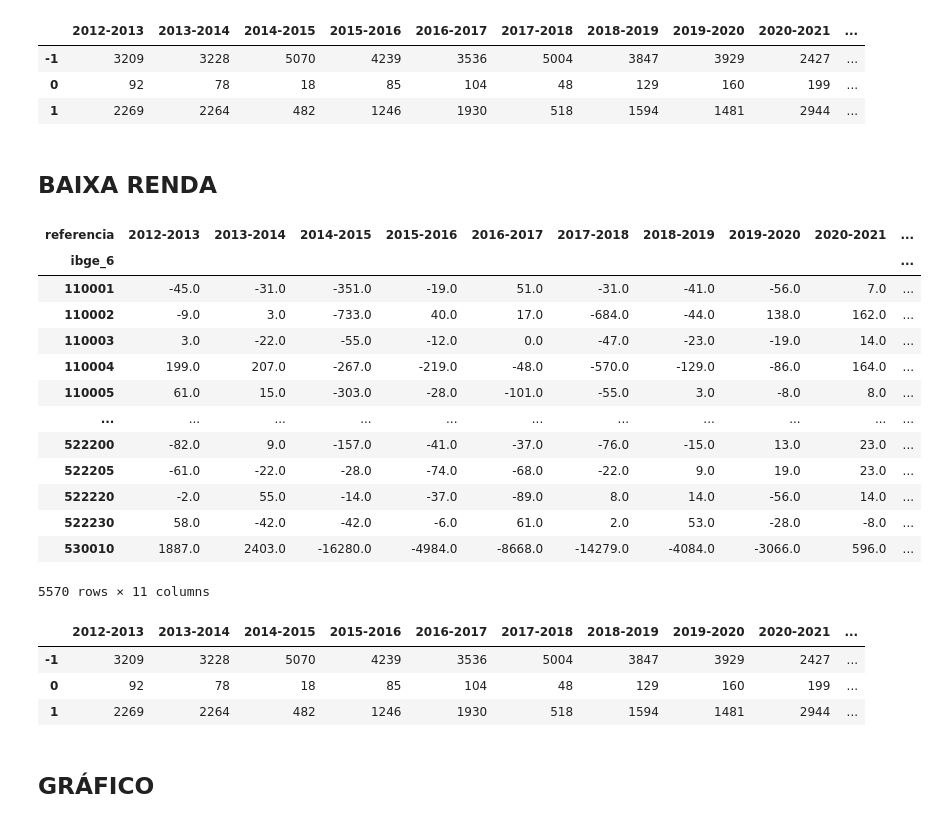
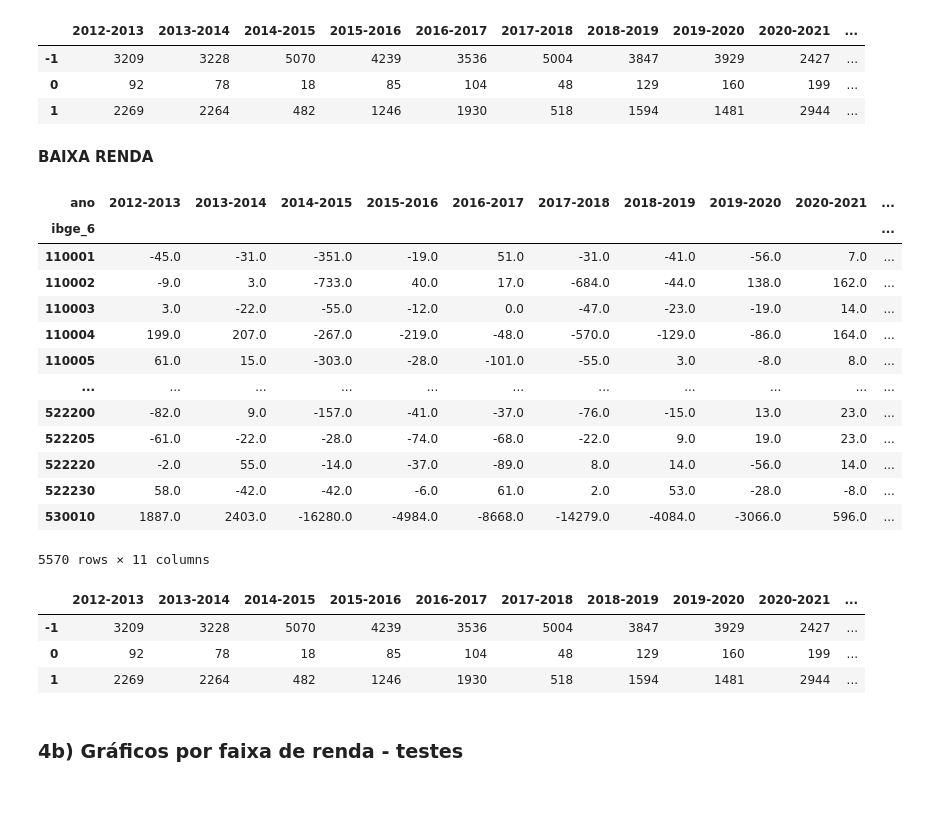
Before and after one commit to heliomacedofilho/projetos-do-bootcamp-analise-de-dados-enap-2023, a Jupyter notebook: presenca_das_politicas_publicas_sociais_nos_municipios/cadunico_Ju.ipynb, the cells around one changed output. Cells and saved outputs as stored; diff of their text form; code cells hidden in the pictures; blank space fills up the shorter version.

```diff
--- a/presenca_das_politicas_publicas_sociais_nos_municipios/cadunico_Ju.ipynb
+++ b/presenca_das_politicas_publicas_sociais_nos_municipios/cadunico_Ju.ipynb
@@ -1036,0 +325,7 @@ Index([     201208,      201308,      201408,      201508,      201608,
+# %%
+def mapear_ano(valor):
+    return valor[:4]
+df_cad_2012_2023_fx_renda_fam_mun_abs['ano'] = df_cad_2012_2023_fx_renda_fam_mun_abs['ano'].astype(str)
+df_cad_2012_2023_fx_renda_fam_mun_abs['ano'] = df_cad_2012_2023_fx_renda_fam_mun_abs['ano'].map(mapear_ano)
+df_cad_2012_2023_fx_renda_fam_mun_abs['ano'] = df_cad_2012_2023_fx_renda_fam_mun_abs['ano'].astype(int)
+df_cad_2012_2023_fx_renda_fam_mun_abs
@@ -1036,0 +366,5 @@ Index([     201208,      201308,      201408,      201508,      201608,
+# %%
+df_cad_2012_2023_bx_renda_mun_abs = df_cad_2012_2023_fx_renda_fam_mun_abs[['ibge_6', 'ano', 'total_fam', 'total_fam_bx_renda']]
+df_cad_2012_2023_pobreza_mun_abs = df_cad_2012_2023_fx_renda_fam_mun_abs[['ibge_6', 'ano', 'total_fam', 'total_fam_pob']]
+df_cad_2012_2023_ext_pobreza_mun_abs = df_cad_2012_2023_fx_renda_fam_mun_abs[['ibge_6', 'ano', 'total_fam', 'total_fam_ext_pob']]
+df_cad_2012_2023_ext_pobreza_mun_abs.head()
@@ -1036,0 +381,8 @@ Index([     201208,      201308,      201408,      201508,      201608,
+# %%
+evolucao_baixa_renda = df_cad_2012_2023_bx_renda_mun_abs.pivot(index=['ibge_6'],
+                    columns='ano', values='total_fam_bx_renda')
+evolucao_pobreza = df_cad_2012_2023_pobreza_mun_abs.pivot(index=['ibge_6'],
+                    columns='ano', values='total_fam_pob')
+evolucao_extrema_pobreza = df_cad_2012_2023_ext_pobreza_mun_abs.pivot(index=['ibge_6'],
+                    columns='ano', values='total_fam_ext_pob')
+evolucao_extrema_pobreza
@@ -1036,0 +427,6 @@ Index([     201208,      201308,      201408,      201508,      201608,
+# %%
+# evolucao_pobreza
+ano = 2012
+while ano < 2023:
+    evolucao_pobreza[f"{ano}-{ano+1}"] = evolucao_pobreza[(ano+1)] - evolucao_pobreza[ano]
+    ano = ano + 1
@@ -1120,14 +517,14 @@ df_cv_pobreza
 | 0 | 92 | 78 | 18 | 85 | 104 | 48 | 129 | 160 | 199 | ... |
 | 1 | 2269 | 2264 | 482 | 1246 | 1930 | 518 | 1594 | 1481 | 2944 | ... |
 # %% [markdown]
-## BAIXA RENDA
+**BAIXA RENDA**
 # %%
 mob_evolucao_baixa_renda = evolucao_pobreza[['2012-2013', '2013-2014', '2014-2015','2015-2016', '2016-2017', '2017-2018', '2018-2019', '2019-2020','2020-2021', '2021-2022', '2022-2023']]
-mob_evolucao_baixa_renda_01 = mob_evolucao_baixa_renda.applymap(mapear_valor)
+mob_evolucao_baixa_renda_01 = mob_evolucao_baixa_renda.map(mapear_valor)
 
 mob_evolucao_baixa_renda
 # %% [output]
-| referencia | 2012-2013 | 2013-2014 | 2014-2015 | 2015-2016 | 2016-2017 | 2017-2018 | 2018-2019 | 2019-2020 | 2020-2021 | ... |
+| ano | 2012-2013 | 2013-2014 | 2014-2015 | 2015-2016 | 2016-2017 | 2017-2018 | 2018-2019 | 2019-2020 | 2020-2021 | ... |
 | ibge_6 |  |  |  |  |  |  |  |  |  | ... |
 | 110001 | -45.0 | -31.0 | -351.0 | -19.0 | 51.0 | -31.0 | -41.0 | -56.0 | 7.0 | ... |
 | 110002 | -9.0 | 3.0 | -733.0 | 40.0 | 17.0 | -684.0 | -44.0 | 138.0 | 162.0 | ... |
@@ -1157,8 +554,8 @@ df_cv_baixa_renda
 | -1 | 3209 | 3228 | 5070 | 4239 | 3536 | 5004 | 3847 | 3929 | 2427 | ... |
 | 0 | 92 | 78 | 18 | 85 | 104 | 48 | 129 | 160 | 199 | ... |
 | 1 | 2269 | 2264 | 482 | 1246 | 1930 | 518 | 1594 | 1481 | 2944 | ... |
-# %% [markdown]
-## GRÁFICO
+# %% [markdown]
+### 4b) Gráficos por faixa de renda - testes
 # %%
 fig, axs = plt.subplots(nrows=2, ncols=2, figsize=(12, 7))
 
```
Also changed, not shown: parts of 108 cells of this notebook, 5 other files.
